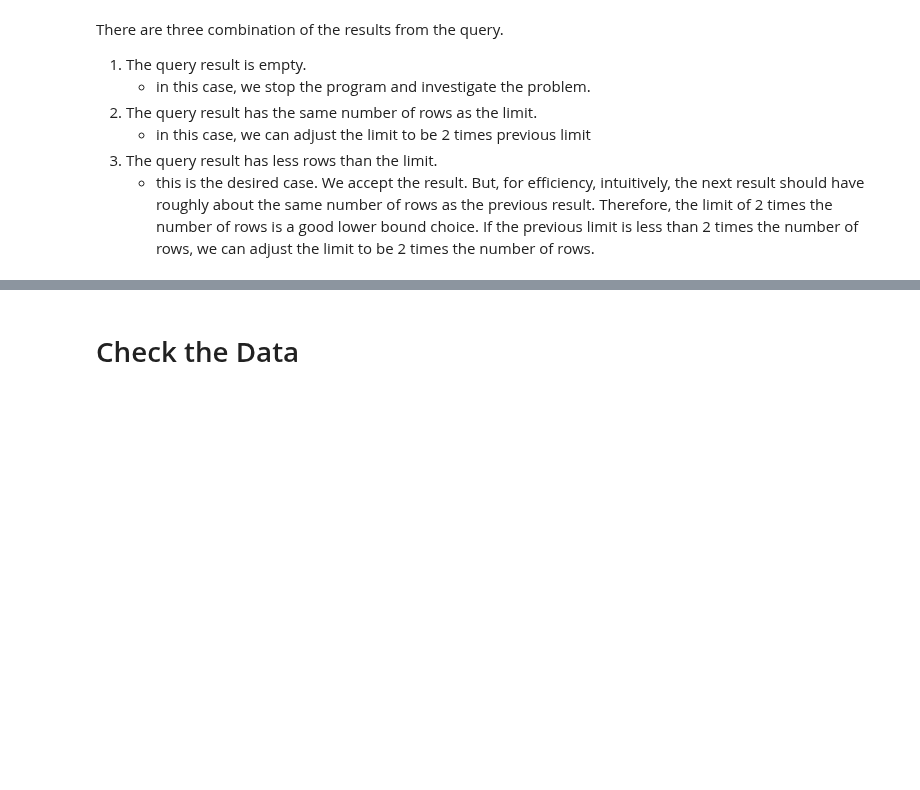
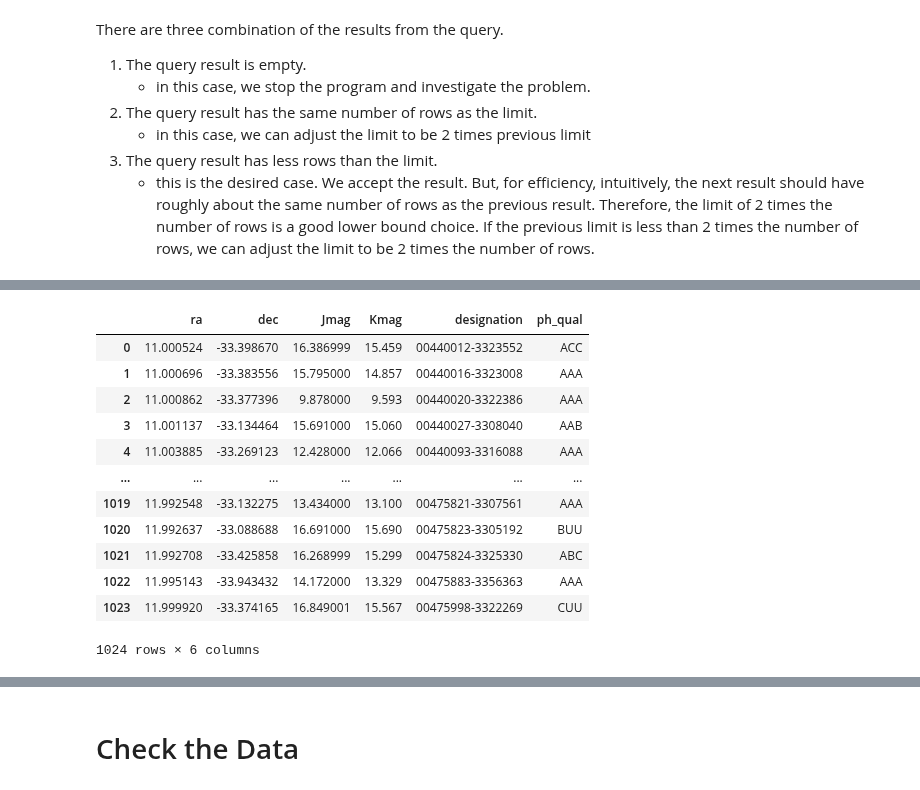
Before and after one commit to Alisyaifudin/Thesis-Project, a Jupyter notebook: 1_Collecting_Data/1.1. Gaia DR3 and 2MASS.ipynb, the cells around one changed output, grey strips where cells are left out. Saved outputs shown, nothing was run; the diff lists cells and outputs as text; code cells hidden in the pictures; blank space fills up the shorter version.

```diff
--- a/1_Collecting_Data/1.1. Gaia DR3 and 2MASS.ipynb
+++ b/1_Collecting_Data/1.1. Gaia DR3 and 2MASS.ipynb
@@ -846,0 +949,17 @@ export(hdf5) [########################################] 100.00% elapsed time  :
+# %%
+a = df_tmass_only.to_pandas_df()
+a
+# %% [output]
+|  | ra | dec | Jmag | Kmag | designation | ph_qual |
+| 0 | 11.000524 | -33.398670 | 16.386999 | 15.459 | 00440012-3323552 | ACC |
+| 1 | 11.000696 | -33.383556 | 15.795000 | 14.857 | 00440016-3323008 | AAA |
+| 2 | 11.000862 | -33.377396 | 9.878000 | 9.593 | 00440020-3322386 | AAA |
+| 3 | 11.001137 | -33.134464 | 15.691000 | 15.060 | 00440027-3308040 | AAB |
+| 4 | 11.003885 | -33.269123 | 12.428000 | 12.066 | 00440093-3316088 | AAA |
+| ... | ... | ... | ... | ... | ... | ... |
+| 1019 | 11.992548 | -33.132275 | 13.434000 | 13.100 | 00475821-3307561 | AAA |
+| 1020 | 11.992637 | -33.088688 | 16.691000 | 15.690 | 00475823-3305192 | BUU |
+| 1021 | 11.992708 | -33.425858 | 16.268999 | 15.299 | 00475824-3325330 | ABC |
+| 1022 | 11.995143 | -33.943432 | 14.172000 | 13.329 | 00475883-3356363 | AAA |
+| 1023 | 11.999920 | -33.374165 | 16.849001 | 15.567 | 00475998-3322269 | CUU |
+1024 rows × 6 columns
```
Also changed, not shown: parts of 9 cells of this notebook, 1 other file.
